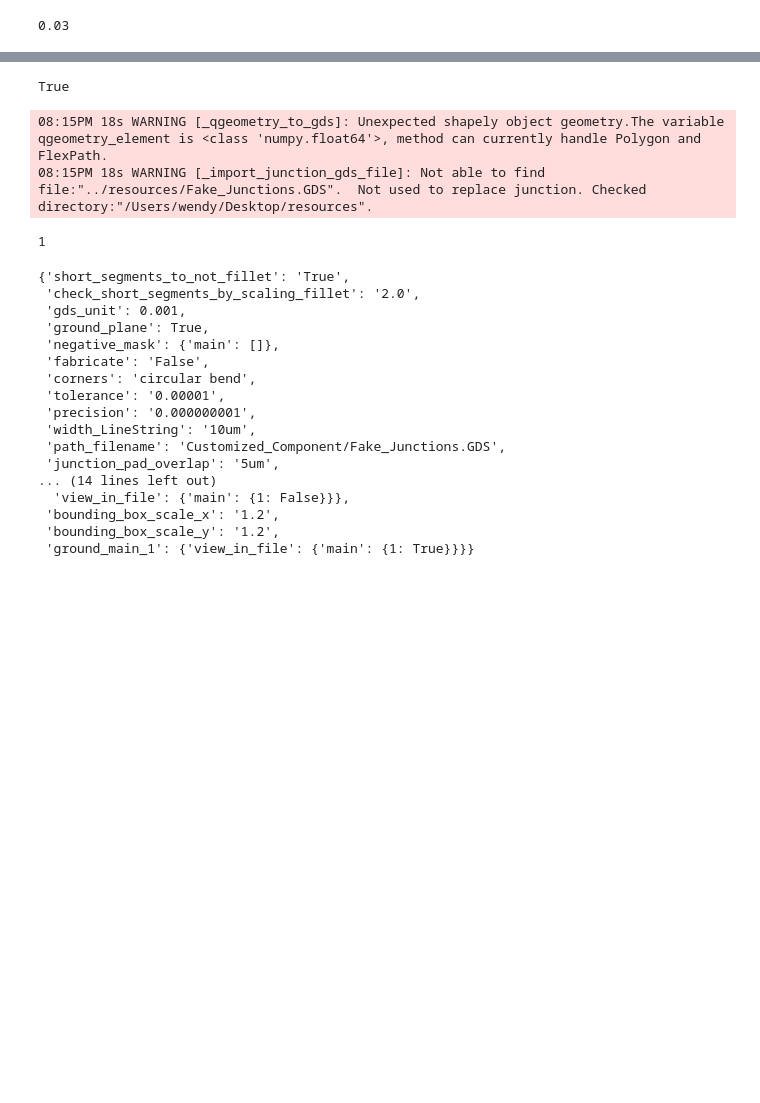
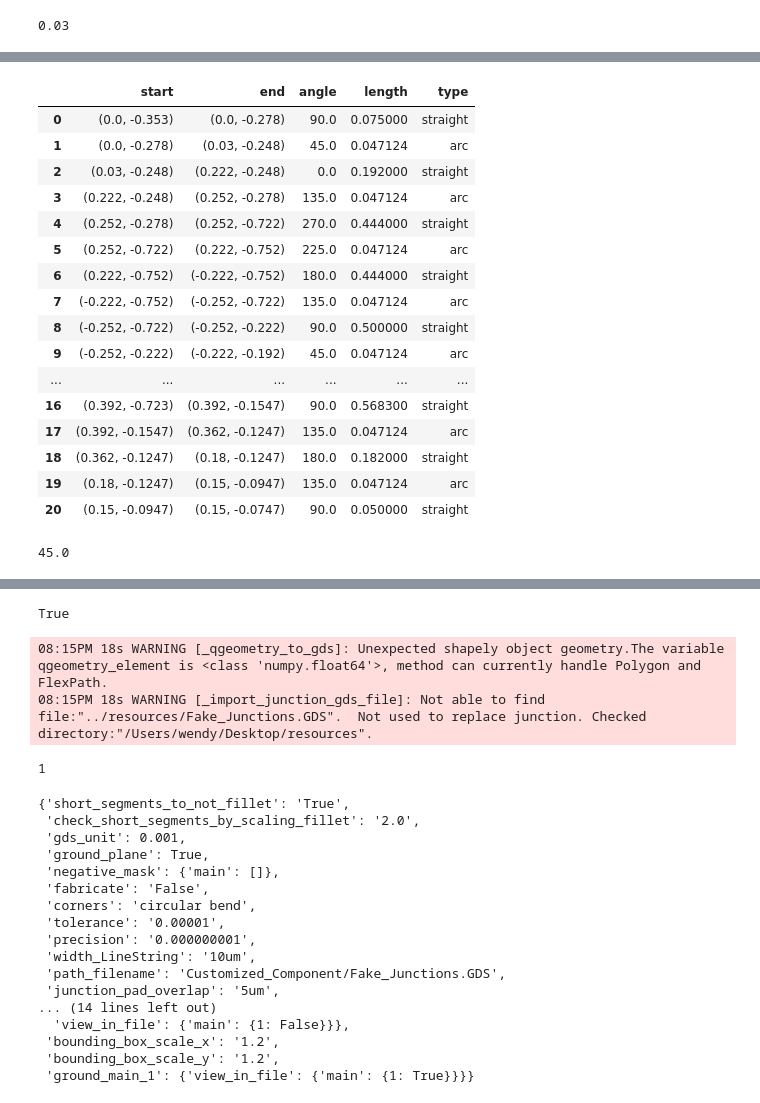
Before and after one commit to Wendywanw/Wendy-qiskit-code, a Jupyter notebook: Designs.ipynb, the cells around one changed output, grey strips where cells are left out. Drawn from its saved outputs; the diff is of its cells as text; code cells hidden in the pictures; blank space fills up the shorter version.

```diff
--- a/Designs.ipynb
+++ b/Designs.ipynb
@@ -226,0 +567,26 @@ r
+# %%
+square_in = draw.rectangle(box_side, box_side)
+square_out = draw.rectangle(out_box_len, out_box_len)
+squares = [square_in, square_out]
+sq_in_left, sq_out_left = draw.translate(squares,-xover_len/2-out_box_len/2,0)
+sq_in_right, sq_out_right = draw.translate(squares,xover_len/2+out_box_len/2,0)
+arc_bridge = True
+if arc_bridge == True:
+    xover_rec = draw.rectangle(xover_len+ ab_inside_extend, xover_width )
+    sq_in_right, sq_out_right = draw.translate([sq_in_right, sq_out_right],
+                                               ab_inside_extend/2,0)
+    base = draw.shapely.unary_union((sq_out_left, xover_rec, sq_out_right))
+else:
+    xover_rec = draw.rectangle(xover_len, xover_width)
+    base = draw.shapely.unary_union((sq_out_left, xover_rec, sq_out_right))
+
+top = [sq_in_left, sq_in_right]
+angle_in_data = 315
+rotation_angle = -(90-angle_in_data)
+base = draw.rotate(base, rotation_angle)
+top = draw.rotate(top, rotation_angle)
+
+pos = (0,0)
+x, y = pos
+base = draw.translate(base, x, y)
+top = draw.translate(top, x, y)
@@ -226,0 +844,27 @@ r
+# %%
+segment = {}
+segment['start'] = segment_start
+segment['end'] = segment_end
+segment['angle'] = segment_angle
+segment['length'] = segment_length
+segment['type'] = segment_type
+# %%
+pd.DataFrame(segment)
+# %% [output]
+|  | start | end | angle | length | type |
+| 0 | (0.0, -0.353) | (0.0, -0.278) | 90.0 | 0.075000 | straight |
+| 1 | (0.0, -0.278) | (0.03, -0.248) | 45.0 | 0.047124 | arc |
+| 2 | (0.03, -0.248) | (0.222, -0.248) | 0.0 | 0.192000 | straight |
+| 3 | (0.222, -0.248) | (0.252, -0.278) | 135.0 | 0.047124 | arc |
+| 4 | (0.252, -0.278) | (0.252, -0.722) | 270.0 | 0.444000 | straight |
+| 5 | (0.252, -0.722) | (0.222, -0.752) | 225.0 | 0.047124 | arc |
+| 6 | (0.222, -0.752) | (-0.222, -0.752) | 180.0 | 0.444000 | straight |
+| 7 | (-0.222, -0.752) | (-0.252, -0.722) | 135.0 | 0.047124 | arc |
+| 8 | (-0.252, -0.722) | (-0.252, -0.222) | 90.0 | 0.500000 | straight |
+| 9 | (-0.252, -0.222) | (-0.222, -0.192) | 45.0 | 0.047124 | arc |
+| ... | ... | ... | ... | ... | ... |
+| 16 | (0.392, -0.723) | (0.392, -0.1547) | 90.0 | 0.568300 | straight |
+| 17 | (0.392, -0.1547) | (0.362, -0.1247) | 135.0 | 0.047124 | arc |
+| 18 | (0.362, -0.1247) | (0.18, -0.1247) | 180.0 | 0.182000 | straight |
+| 19 | (0.18, -0.1247) | (0.15, -0.0947) | 135.0 | 0.047124 | arc |
+| 20 | (0.15, -0.0947) | (0.15, -0.0747) | 90.0 | 0.050000 | straight |
@@ -226,0 +876,4 @@ r
+# %%
+find_line_direction((0.252, -0.722),(0.222, -0.752))
+# %% [output]
+45.0
```
Also changed, not shown: parts of 36 cells of this notebook, 1 other file.
